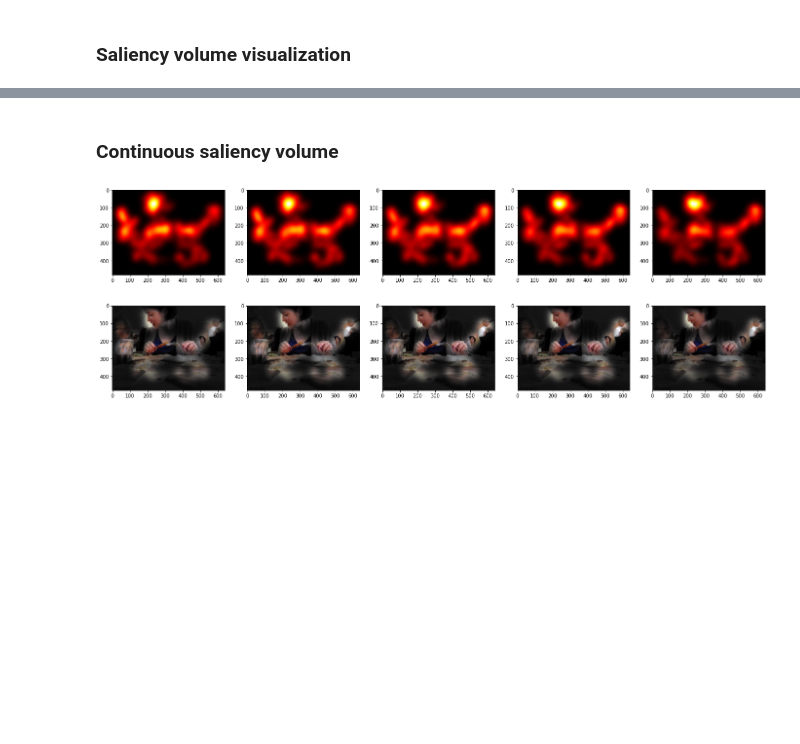
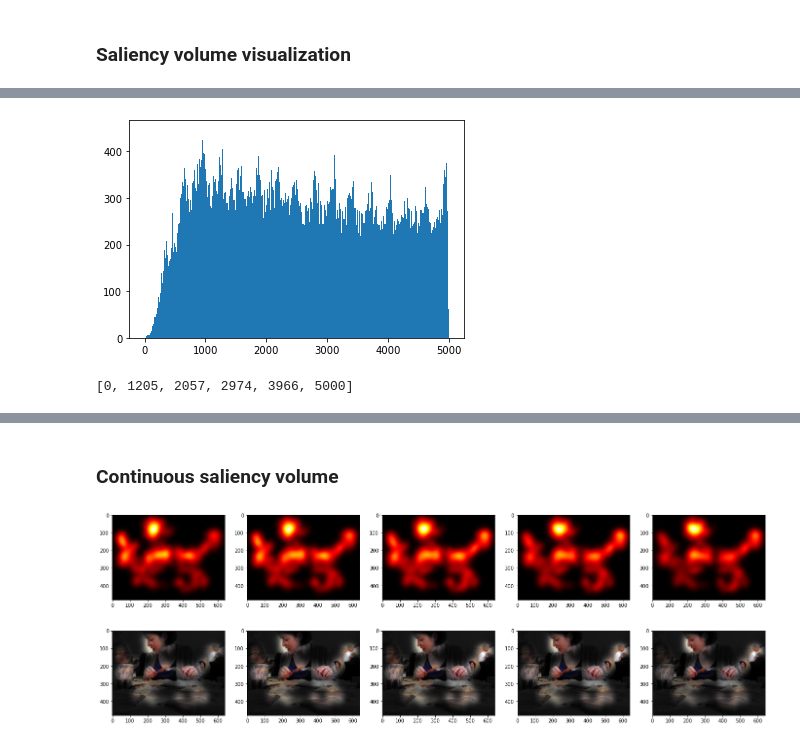
Before and after one commit to LudoHoff/TemporalSaliencyPrediction, a Jupyter notebook: SaliconParser.ipynb, the cells around one changed output, grey strips where cells are left out. Cells and saved outputs as stored; diff of their text form; code cells hidden in the pictures; blank space fills up the shorter version.

```diff
--- a/SaliconParser.ipynb
+++ b/SaliconParser.ipynb
@@ -74,7 +75,7 @@ def get_filenames(path):
     return [file for file in sorted(os.listdir(path)) if fnmatch.fnmatch(file, 'COCO_*')]
 # %%
 MAX_PIXEL_DISTANCE = np.linalg.norm([W, H])
-ESTIMATED_TIMESTAMP_WEIGHT = 0.006
+ESTIMATED_TIMESTAMP_WEIGHT = 0.017
 
 def get_saliency_volumes(filenames,
                          path_prefix=TRAIN_PATH,
@@ -103,7 +104,7 @@ def get_saliency_volumes(filenames,
         for i, observer in enumerate(fixations):
             fix_timestamps = []
             fix_time = TIMESPAN / (len(observer) + 1)
-            est_timestamp = 0
+            est_timestamp = fix_time
 
             for fixation in observer:
                 distances = distance.cdist([fixation], locations[i], 'euclidean')[0][..., np.newaxis]
@@ -269,2 +269,30 @@ for i, etw in enumerate(etws):
 # %% [markdown]
 ### Saliency volume visualization
+# %%
+SAMPLES = 3000
+filenames = np.random.choice(get_filenames(FIXATION_PATH + TRAIN_PATH), SAMPLES, replace=False)
+saliency_volumes, _ = get_saliency_volumes(filenames)
+# %%
+FRAME_NUMBER = 5
+
+CCs = dict()
+
+for saliency_volume in tqdm(saliency_volumes):
+    fix_timestamps = np.array(sorted([fixation for fix_timestamps in saliency_volume
+                                      for fixation in fix_timestamps], key=lambda x: (x[0])))
+    maps = [create_image(bucket) for bucket in
+            split_fixations(fix_timestamps, np.linspace(0, 5000, FRAME_NUMBER + 1)[1:-1])]
+
+    for i, map_1 in enumerate(maps):
+        for j, map_2 in enumerate(maps):
+            if i < j:
+                cc = CC(map_1, map_2)
+
+                if (i, j) in CCs:
+                    CCs[(i, j)].append(cc)
+                else:
+                    CCs[(i, j)] = [cc]
+
+for key in CCs:
+    CCs[key] = np.array(CCs[key])
+    print(key, CCs[key].mean(), CCs[key].std())
@@ -270,0 +310,26 @@ for i, etw in enumerate(etws):
+# %%
+timestamps = [fixation[0] for saliency_volume in saliency_volumes
+                                  for fix_timestamps in saliency_volume
+                                  for fixation in fix_timestamps]
+# %%
+counts = plt.hist(timestamps, bins=int(TIMESPAN))[0]
+# %% [output]
+[figure, added]
+# %%
+target = sum(counts) / 5
+count_acc = 0
+time = 0
+intervals = [0]
+
+for count in counts:
+    time += 1
+    count_acc += count
+
+    if count_acc >= target:
+        count_acc = 0
+        intervals.append(time)
+
+intervals.append(5000)
+print(intervals)
+# %% [output]
+[0, 1205, 2057, 2974, 3966, 5000]
```
Also changed, not shown: parts of 12 cells of this notebook, 6 other files.
